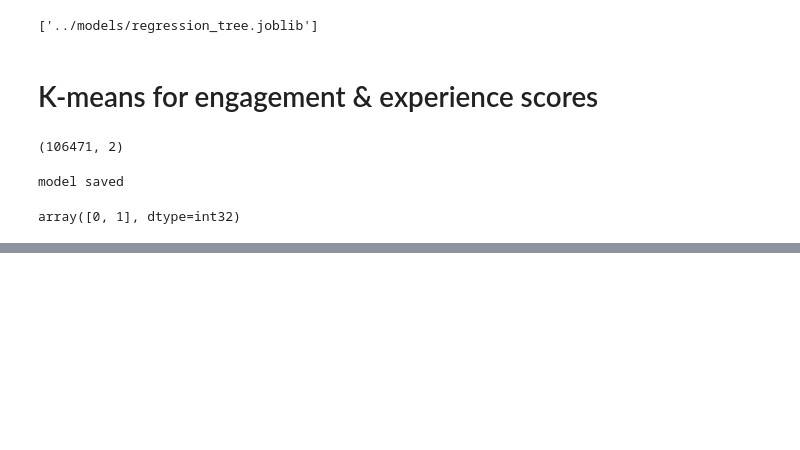
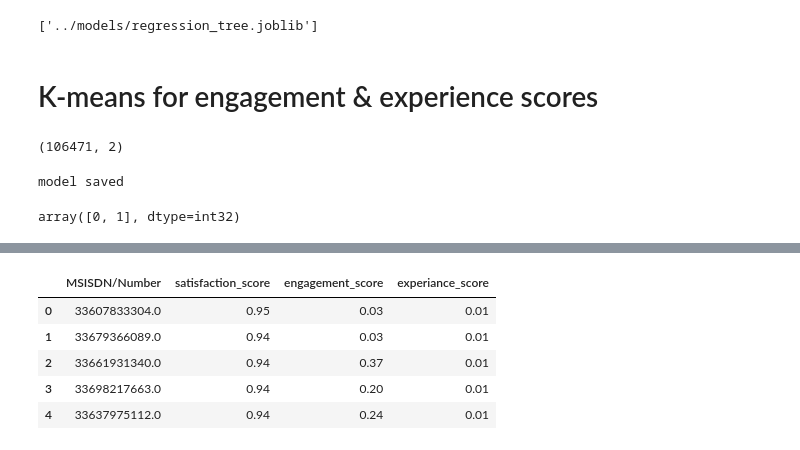
Before and after one commit to Hen0k/TellCo-user-analysis, a Jupyter notebook: notebooks/4-User-Satisfaction-Analysis.ipynb, the cells around one changed output, grey strips where cells are left out. Saved outputs shown, nothing was run; the diff lists cells and outputs as text; code cells hidden in the pictures; blank space fills up the shorter version.

```diff
--- a/notebooks/4-User-Satisfaction-Analysis.ipynb
+++ b/notebooks/4-User-Satisfaction-Analysis.ipynb
@@ -317,0 +329,10 @@ plt.show()
+# %%
+final_data = scored_user_data[['MSISDN/Number', *score_columns]]
+final_data.head()
+# %% [output]
+|  | MSISDN/Number | satisfaction_score | engagement_score | experiance_score |
+| 0 | 33607833304.0 | 0.95 | 0.03 | 0.01 |
+| 1 | 33679366089.0 | 0.94 | 0.03 | 0.01 |
+| 2 | 33661931340.0 | 0.94 | 0.37 | 0.01 |
+| 3 | 33698217663.0 | 0.94 | 0.20 | 0.01 |
+| 4 | 33637975112.0 | 0.94 | 0.24 | 0.01 |
```
Also changed, not shown: parts of 9 cells of this notebook.
